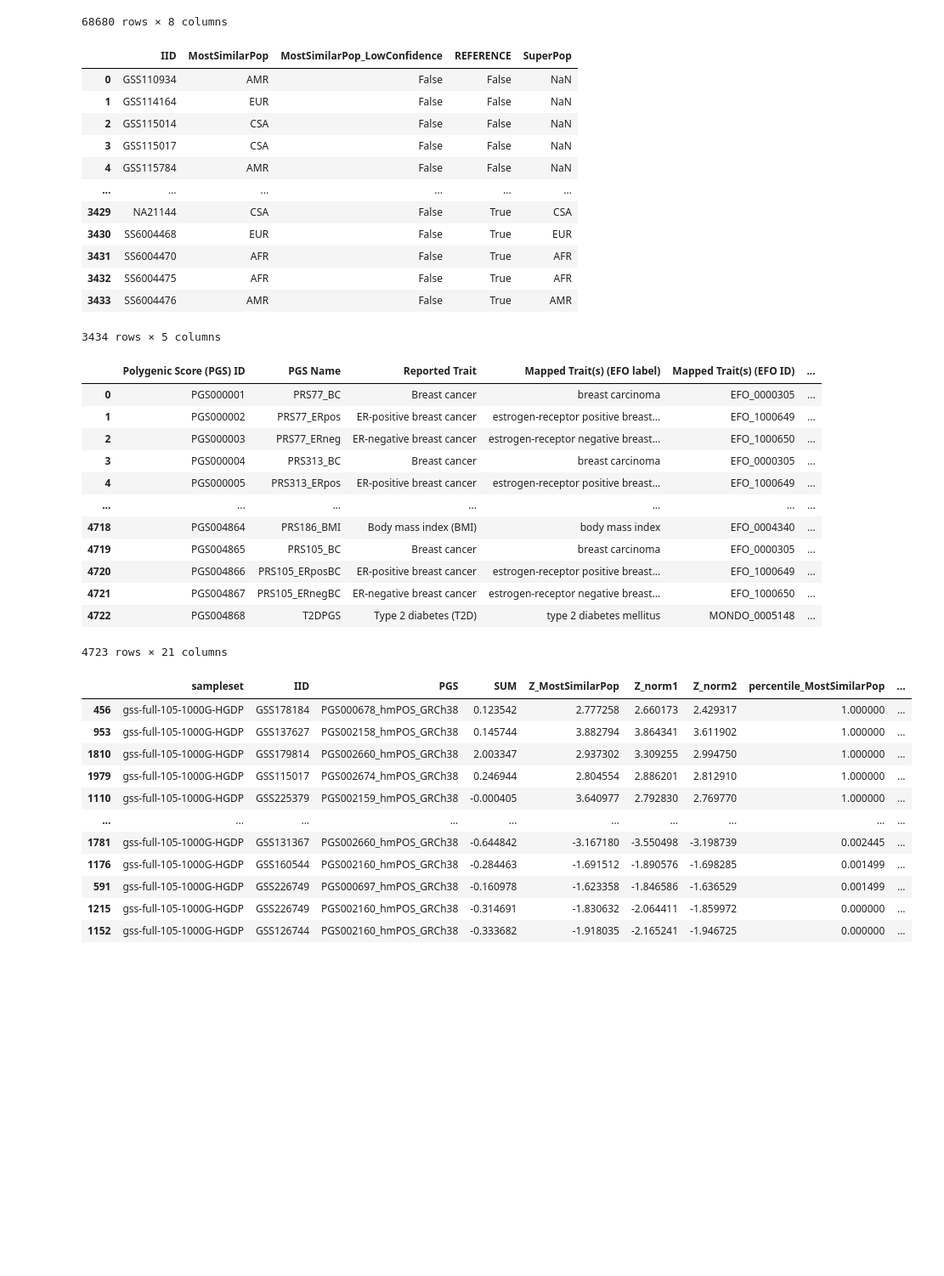
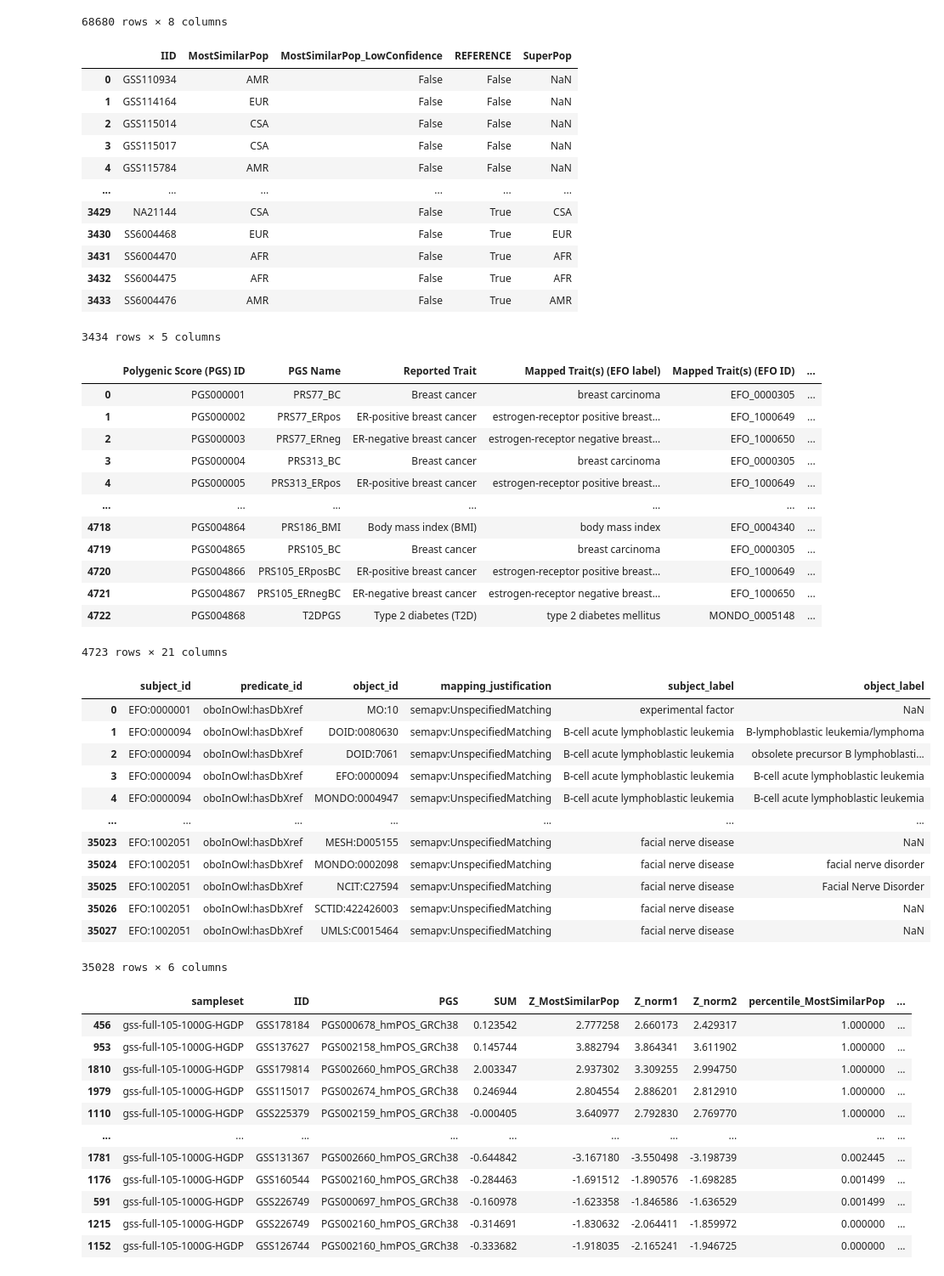
Before and after one commit to rodrigoguarischi/pgsc_calc_annotator, a Jupyter notebook: pgsc_calc_annotator.ipynb, the cells around one changed output. Shown: that part at 85% size. Cells and saved outputs as stored; diff of their text form; code cells hidden in the pictures; blank space fills up the shorter version.

```diff
--- a/pgsc_calc_annotator.ipynb
+++ b/pgsc_calc_annotator.ipynb
@@ -40,6 +40,16 @@ pgsc_calc_info = pd.read_table(
     dtype = "str"
     )
 display( pgsc_calc_info )
+
+
+## Load PGS metadata
+efo_mapped_terms = pd.read_table(
+    "./input_data/efo.ols.sssom.tsv",
+    sep = "\t",
+    dtype = "str",
+    comment = '#'
+    )
+display( efo_mapped_terms )
 # %% [output]
 |  | sampleset | IID | PGS | SUM | Z_MostSimilarPop | Z_norm1 | Z_norm2 | percentile_MostSimilarPop |
 | 0 | gss-full-105-1000G-HGDP | GSS110934 | PGS000668_hmPOS_GRCh38 | -0.202805 | 0.069409 | -0.025189 | -0.036783 | 52.078240 |
@@ -53,33 +63,46 @@ display( pgsc_calc_info )
 | 68677 | reference | SS6004470 | PGS002674_hmPOS_GRCh38 | -0.882943 | -0.515645 | -0.433514 | -0.514964 | 28.801170 |
 | 68678 | reference | SS6004475 | PGS002674_hmPOS_GRCh38 | -1.335876 | -2.585826 | -2.122782 | -2.546774 | 0.438596 |
 | 68679 | reference | SS6004476 | PGS002674_hmPOS_GRCh38 | -0.708113 | -0.671178 | -0.712095 | -0.737310 | 26.405868 |
 68680 rows × 8 columns
 |  | IID | MostSimilarPop | MostSimilarPop_LowConfidence | REFERENCE | SuperPop |
 | 0 | GSS110934 | AMR | False | False | NaN |
 | 1 | GSS114164 | EUR | False | False | NaN |
 | 2 | GSS115014 | CSA | False | False | NaN |
 | 3 | GSS115017 | CSA | False | False | NaN |
 | 4 | GSS115784 | AMR | False | False | NaN |
 | ... | ... | ... | ... | ... | ... |
 | 3429 | NA21144 | CSA | False | True | CSA |
 | 3430 | SS6004468 | EUR | False | True | EUR |
 | 3431 | SS6004470 | AFR | False | True | AFR |
 | 3432 | SS6004475 | AFR | False | True | AFR |
 | 3433 | SS6004476 | AMR | False | True | AMR |
 3434 rows × 5 columns
 |  | Polygenic Score (PGS) ID | PGS Name | Reported Trait | Mapped Trait(s) (EFO label) | Mapped Trait(s) (EFO ID) | ... |
 | 0 | PGS000001 | PRS77_BC | Breast cancer | breast carcinoma | EFO_0000305 | ... |
 | 1 | PGS000002 | PRS77_ERpos | ER-positive breast cancer | estrogen-receptor positive breast... | EFO_1000649 | ... |
 | 2 | PGS000003 | PRS77_ERneg | ER-negative breast cancer | estrogen-receptor negative breast... | EFO_1000650 | ... |
 | 3 | PGS000004 | PRS313_BC | Breast cancer | breast carcinoma | EFO_0000305 | ... |
 | 4 | PGS000005 | PRS313_ERpos | ER-positive breast cancer | estrogen-receptor positive breast... | EFO_1000649 | ... |
 | ... | ... | ... | ... | ... | ... | ... |
 | 4718 | PGS004864 | PRS186_BMI | Body mass index (BMI) | body mass index | EFO_0004340 | ... |
 | 4719 | PGS004865 | PRS105_BC | Breast cancer | breast carcinoma | EFO_0000305 | ... |
 | 4720 | PGS004866 | PRS105_ERposBC | ER-positive breast cancer | estrogen-receptor positive breast... | EFO_1000649 | ... |
 | 4721 | PGS004867 | PRS105_ERnegBC | ER-negative breast cancer | estrogen-receptor negative breast... | EFO_1000650 | ... |
 | 4722 | PGS004868 | T2DPGS | Type 2 diabetes (T2D) | type 2 diabetes mellitus | MONDO_0005148 | ... |
 4723 rows × 21 columns
+|  | subject_id | predicate_id | object_id | mapping_justification | subject_label | object_label |
+| 0 | EFO:0000001 | oboInOwl:hasDbXref | MO:10 | semapv:UnspecifiedMatching | experimental factor | NaN |
+| 1 | EFO:0000094 | oboInOwl:hasDbXref | DOID:0080630 | semapv:UnspecifiedMatching | B-cell acute lymphoblastic leukemia | B-lymphoblastic leukemia/lymphoma |
+| 2 | EFO:0000094 | oboInOwl:hasDbXref | DOID:7061 | semapv:UnspecifiedMatching | B-cell acute lymphoblastic leukemia | obsolete precursor B lymphoblasti... |
+| 3 | EFO:0000094 | oboInOwl:hasDbXref | EFO:0000094 | semapv:UnspecifiedMatching | B-cell acute lymphoblastic leukemia | B-cell acute lymphoblastic leukemia |
+| 4 | EFO:0000094 | oboInOwl:hasDbXref | MONDO:0004947 | semapv:UnspecifiedMatching | B-cell acute lymphoblastic leukemia | B-cell acute lymphoblastic leukemia |
+| ... | ... | ... | ... | ... | ... | ... |
+| 35023 | EFO:1002051 | oboInOwl:hasDbXref | MESH:D005155 | semapv:UnspecifiedMatching | facial nerve disease | NaN |
+| 35024 | EFO:1002051 | oboInOwl:hasDbXref | MONDO:0002098 | semapv:UnspecifiedMatching | facial nerve disease | facial nerve disorder |
+| 35025 | EFO:1002051 | oboInOwl:hasDbXref | NCIT:C27594 | semapv:UnspecifiedMatching | facial nerve disease | Facial Nerve Disorder |
+| 35026 | EFO:1002051 | oboInOwl:hasDbXref | SCTID:422426003 | semapv:UnspecifiedMatching | facial nerve disease | NaN |
+| 35027 | EFO:1002051 | oboInOwl:hasDbXref | UMLS:C0015464 | semapv:UnspecifiedMatching | facial nerve disease | NaN |
+35028 rows × 6 columns
 # %%
 ### Aggregate all dataframes into one called pgsc_calc_merged and make some adjustments
 
```
Also changed, not shown: parts of 3 cells of this notebook.
